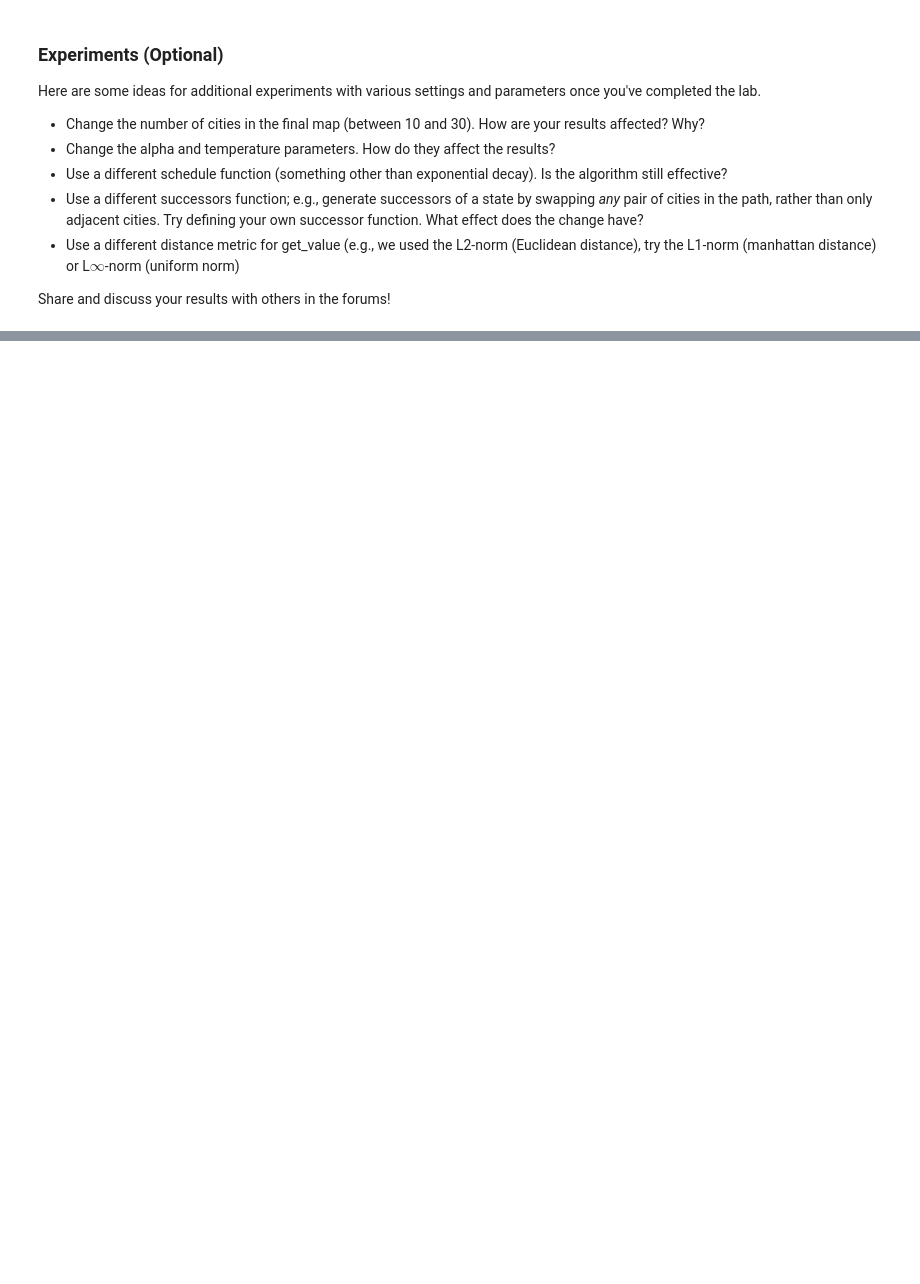
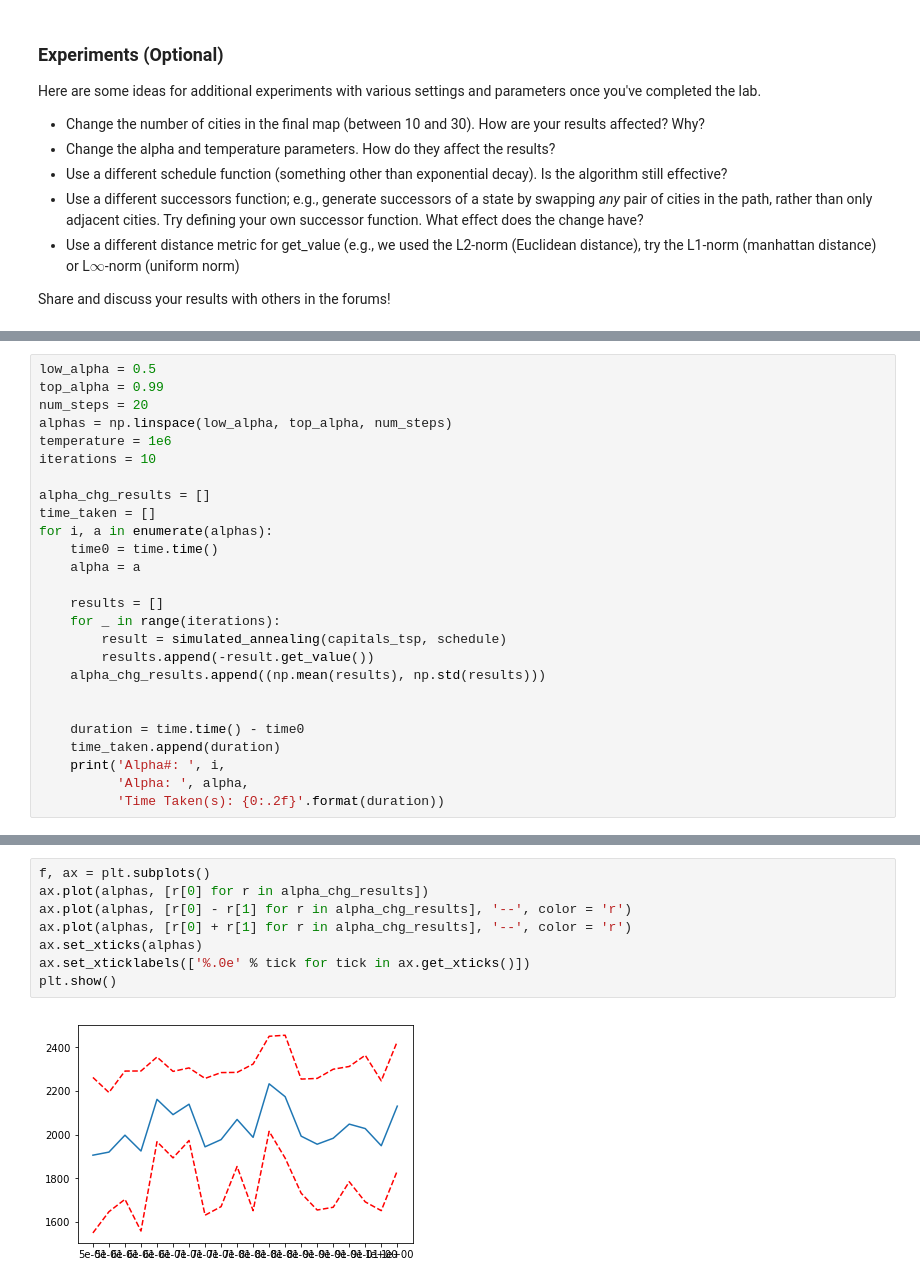
Before and after one commit to wikhung/AIND-Simulated_Annealing, a Jupyter notebook: AIND-Simulated_Annealing.ipynb, the cells around one changed output, grey strips where cells are left out. Drawn from its saved outputs; the diff is of its cells as text; blank space fills up the shorter version.

```diff
--- a/AIND-Simulated_Annealing.ipynb
+++ b/AIND-Simulated_Annealing.ipynb
@@ -292,0 +389,26 @@ Share and discuss your results with others in the forums!
+# %%
+low_alpha = 0.5
+top_alpha = 0.99
+num_steps = 20
+alphas = np.linspace(low_alpha, top_alpha, num_steps)
+temperature = 1e6
+iterations = 10
+
+alpha_chg_results = []
+time_taken = []
+for i, a in enumerate(alphas):
+    time0 = time.time()
+    alpha = a
+
+    results = []
+    for _ in range(iterations):
+        result = simulated_annealing(capitals_tsp, schedule)
+        results.append(-result.get_value())
+    alpha_chg_results.append((np.mean(results), np.std(results)))
+
+
+    duration = time.time() - time0
+    time_taken.append(duration)
+    print('Alpha#: ', i,
+          'Alpha: ', alpha,
+          'Time Taken(s): {0:.2f}'.format(duration))
@@ -292,0 +436,10 @@ Share and discuss your results with others in the forums!
+# %%
+f, ax = plt.subplots()
+ax.plot(alphas, [r[0] for r in alpha_chg_results])
+ax.plot(alphas, [r[0] - r[1] for r in alpha_chg_results], '--', color = 'r')
+ax.plot(alphas, [r[0] + r[1] for r in alpha_chg_results], '--', color = 'r')
+ax.set_xticks(alphas)
+ax.set_xticklabels(['%.0e' % tick for tick in ax.get_xticks()])
+plt.show()
+# %% [output]
+[figure, added]
```
Also changed, not shown: parts of 12 cells of this notebook.
